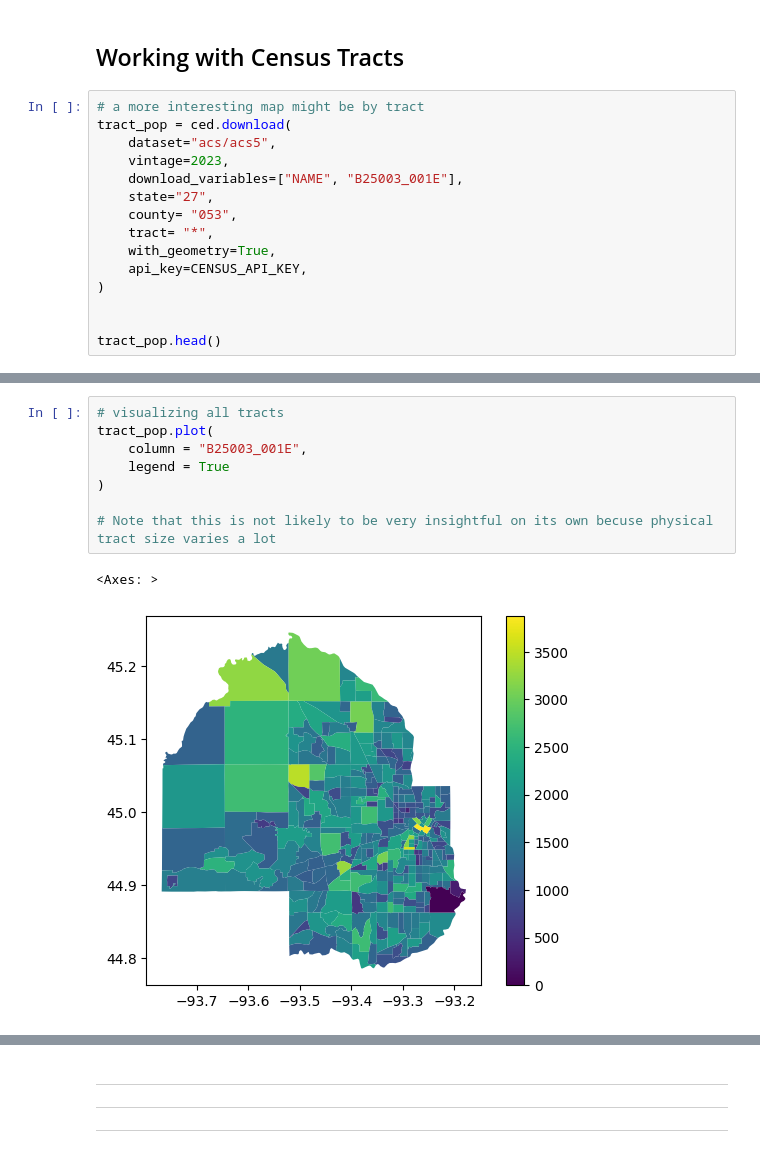
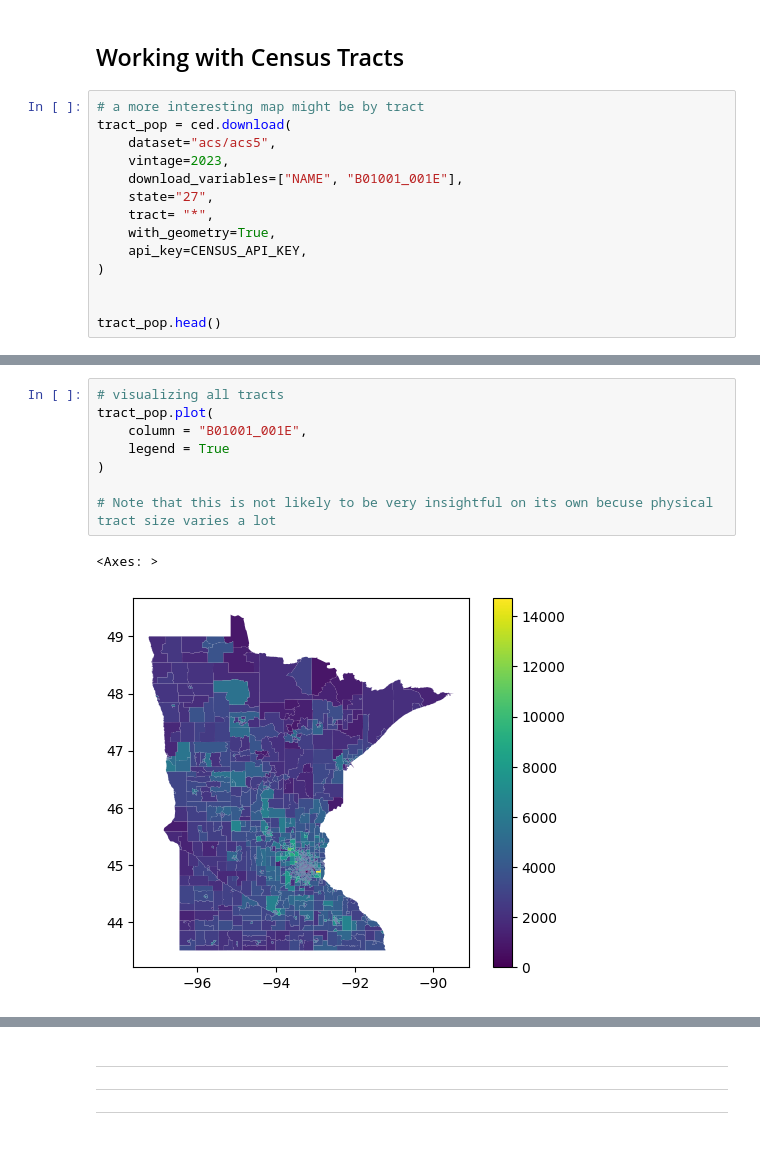
Before and after one commit to scottpham/NICAR25-CensusDIS-how-to, a Jupyter notebook: completed_notebooks/1_basic_map.ipynb, the cells around one changed output, grey strips where cells are left out. Saved outputs shown, nothing was run; the diff lists cells and outputs as text.

```diff
--- a/completed_notebooks/1_basic_map.ipynb
+++ b/completed_notebooks/1_basic_map.ipynb
@@ -64,9 +59,8 @@ pop[ pop["NAME"].str.contains("Hennepin") ]
 tract_pop = ced.download(
     dataset="acs/acs5",
     vintage=2023,
-    download_variables=["NAME", "B25003_001E"],
+    download_variables=["NAME", "B01001_001E"],
     state="27",
-    county= "053",
     tract= "*",
     with_geometry=True,
     api_key=CENSUS_API_KEY,
@@ -84,14 +78,14 @@ tract_pop.head()
 # %%
 # visualizing all tracts
 tract_pop.plot(
-    column = "B25003_001E",
+    column = "B01001_001E",
     legend = True
 )
 
 # Note that this is not likely to be very insightful on its own becuse physical tract size varies a lot
 # %% [output]
 <Axes: >
-[figure, old version]
+[figure, new version]
 # %%
 # the explore method is a quick way to make an interactive map
 tract_pop.explore(
```
Also changed, not shown: parts of 5 cells of this notebook, 6 other files.
